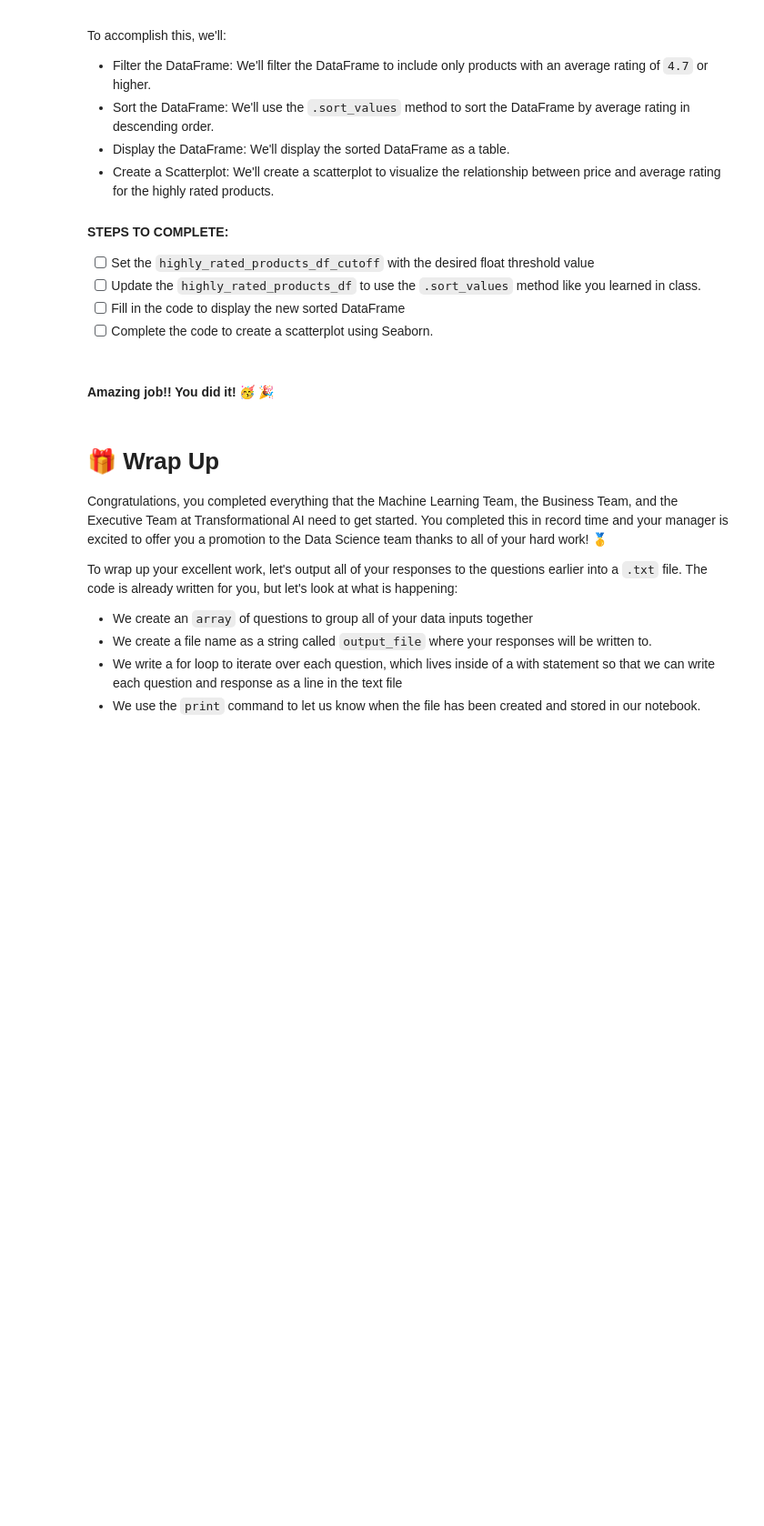
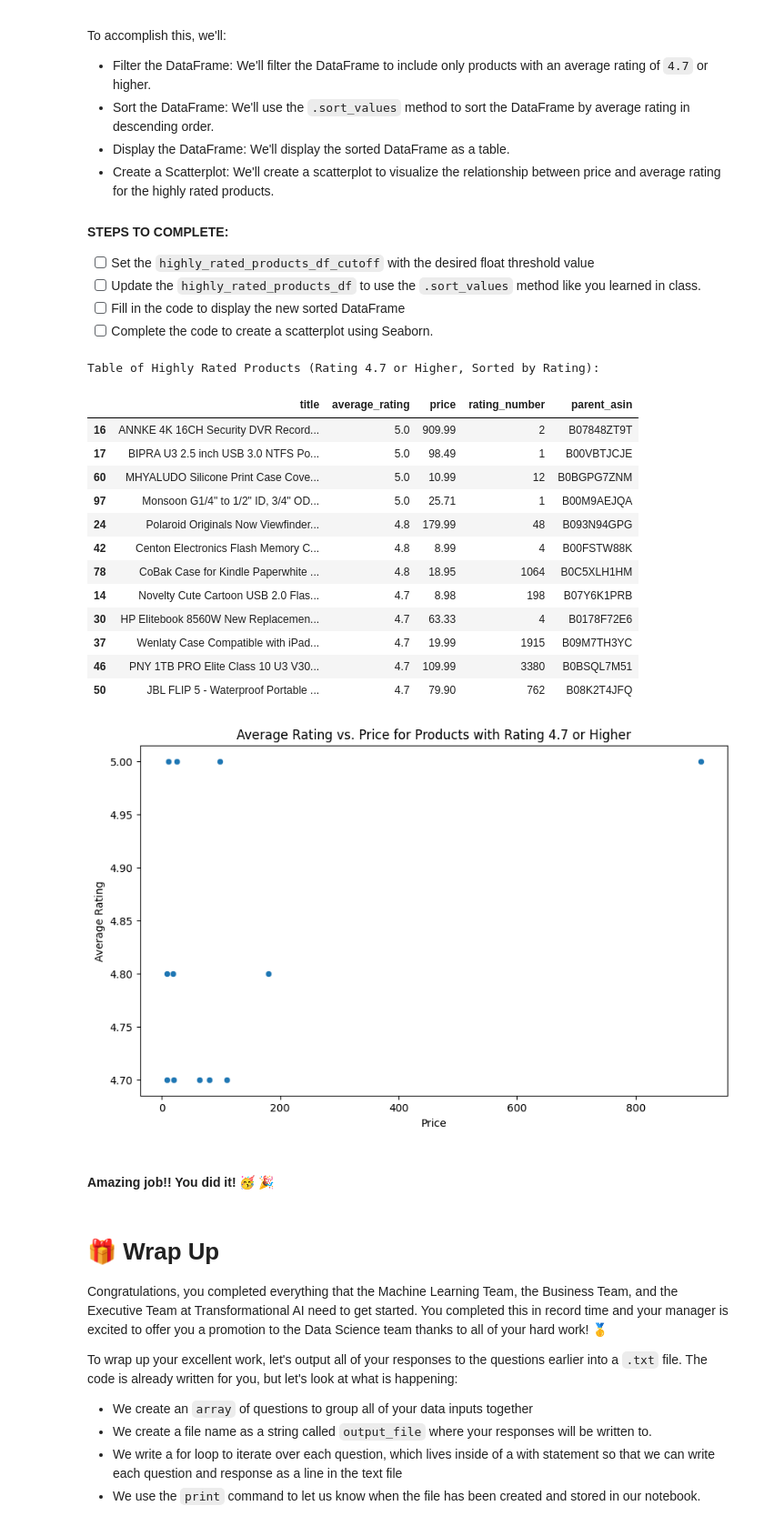
Before and after one commit to WolfeTyler/Transformational-AI-Analyzing-Ecommerce-Large-Datasets-for-Machine-Learning, a Jupyter notebook: Analyzing Ecommerce Large Datasets for Machine Learning PCEP Project.ipynb, the cells around one changed output. Shown: that part at 91% size. Drawn from its saved outputs; the diff is of its cells as text; code cells hidden in the pictures; blank space fills up the shorter version.

```diff
--- a/Analyzing Ecommerce Large Datasets for Machine Learning PCEP Project.ipynb
+++ b/Analyzing Ecommerce Large Datasets for Machine Learning PCEP Project.ipynb
@@ -958,27 +989,43 @@ To accomplish this, we'll:
 # %%
 import pandas as pd
 import seaborn as sns
 import matplotlib.pyplot as plt
 from IPython.display import display
 
 # Filter the DataFrame to include only products with an average rating of 4.7 or higher
-highly_rated_products_df_cutoff = #<---- YOUR CODE GOES HERE ---->
+highly_rated_products_df_cutoff = 4.7
 highly_rated_products_df = top_products_df[top_products_df['average_rating'] >= highly_rated_products_df_cutoff]
 
 # Sort the DataFrame by average_rating in descending order
-highly_rated_products_df = highly_rated_products_df.#<---- YOUR CODE GOES HERE ---->(by='average_rating', ascending=False)
+highly_rated_products_df = highly_rated_products_df.sort_values(by='average_rating', ascending=False)
 
 # Display the sorted DataFrame as a table
 print("Table of Highly Rated Products (Rating 4.7 or Higher, Sorted by Rating):")
-display(#<---- YOUR CODE GOES HERE ---->)
+display(highly_rated_products_df)
 
 # Create the scatterplot
 plt.figure(figsize=(10, 6))
 sns.scatterplot(data=highly_rated_products_df, x='price', y='average_rating')
 plt.title('Average Rating vs. Price for Products with Rating 4.7 or Higher')
 plt.xlabel('Price')
 plt.ylabel('Average Rating')
 plt.show()
+# %% [output]
+Table of Highly Rated Products (Rating 4.7 or Higher, Sorted by Rating):
+|  | title | average_rating | price | rating_number | parent_asin |
+| 16 | ANNKE 4K 16CH Security DVR Record... | 5.0 | 909.99 | 2 | B07848ZT9T |
+| 17 | BIPRA U3 2.5 inch USB 3.0 NTFS Po... | 5.0 | 98.49 | 1 | B00VBTJCJE |
+| 60 | MHYALUDO Silicone Print Case Cove... | 5.0 | 10.99 | 12 | B0BGPG7ZNM |
+| 97 | Monsoon G1/4" to 1/2" ID, 3/4" OD... | 5.0 | 25.71 | 1 | B00M9AEJQA |
+| 24 | Polaroid Originals Now Viewfinder... | 4.8 | 179.99 | 48 | B093N94GPG |
+| 42 | Centon Electronics Flash Memory C... | 4.8 | 8.99 | 4 | B00FSTW88K |
+| 78 | CoBak Case for Kindle Paperwhite ... | 4.8 | 18.95 | 1064 | B0C5XLH1HM |
+| 14 | Novelty Cute Cartoon USB 2.0 Flas... | 4.7 | 8.98 | 198 | B07Y6K1PRB |
+| 30 | HP Elitebook 8560W New Replacemen... | 4.7 | 63.33 | 4 | B0178F72E6 |
+| 37 | Wenlaty Case Compatible with iPad... | 4.7 | 19.99 | 1915 | B09M7TH3YC |
+| 46 | PNY 1TB PRO Elite Class 10 U3 V30... | 4.7 | 109.99 | 3380 | B0BSQL7M51 |
+| 50 | JBL FLIP 5 - Waterproof Portable ... | 4.7 | 79.90 | 762 | B08K2T4JFQ |
+[figure, added]
 # %% [markdown]
 #### Amazing job!! You did it! 🥳 🎉
 # %% [markdown]
```
Also changed, not shown: parts of 10 cells of this notebook.
